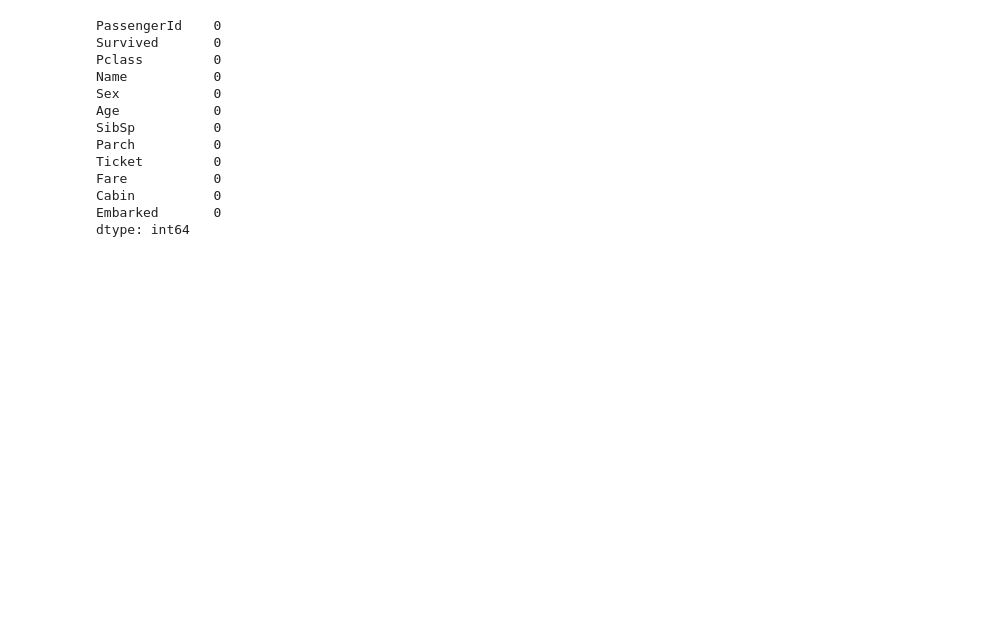
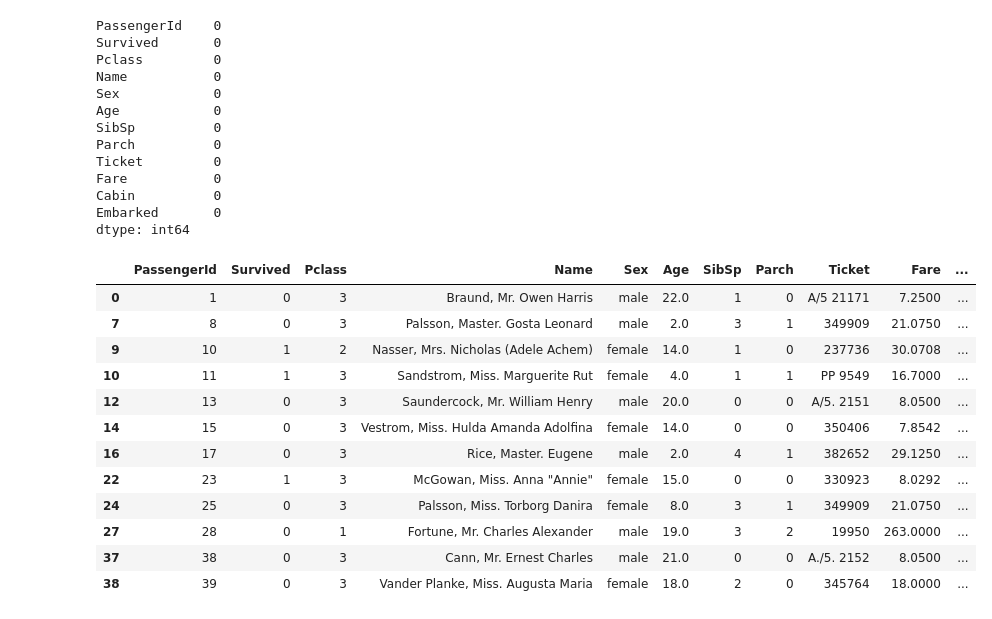
Before and after one commit to Alejo-P/Analisis-de-datos, a Jupyter notebook: Tarea/Pinzon.ipynb, the cells around one changed output. Saved outputs shown, nothing was run; the diff lists cells and outputs as text; code cells hidden in the pictures; blank space fills up the shorter version.

```diff
--- a/Tarea/Pinzon.ipynb
+++ b/Tarea/Pinzon.ipynb
@@ -1306,3 +1306,20 @@ Fare           0
 Cabin          0
 Embarked       0
 dtype: int64
+# %%
+#Consultar y filtar filas donde la columna "Age" sea menor a 25, mostrar las 12 primeras filas
+tabla[tabla['Age']<25].head(12)
+# %% [output]
+|  | PassengerId | Survived | Pclass | Name | Sex | Age | SibSp | Parch | Ticket | Fare | ... |
+| 0 | 1 | 0 | 3 | Braund, Mr. Owen Harris | male | 22.0 | 1 | 0 | A/5 21171 | 7.2500 | ... |
+| 7 | 8 | 0 | 3 | Palsson, Master. Gosta Leonard | male | 2.0 | 3 | 1 | 349909 | 21.0750 | ... |
+| 9 | 10 | 1 | 2 | Nasser, Mrs. Nicholas (Adele Achem) | female | 14.0 | 1 | 0 | 237736 | 30.0708 | ... |
+| 10 | 11 | 1 | 3 | Sandstrom, Miss. Marguerite Rut | female | 4.0 | 1 | 1 | PP 9549 | 16.7000 | ... |
+| 12 | 13 | 0 | 3 | Saundercock, Mr. William Henry | male | 20.0 | 0 | 0 | A/5. 2151 | 8.0500 | ... |
+| 14 | 15 | 0 | 3 | Vestrom, Miss. Hulda Amanda Adolfina | female | 14.0 | 0 | 0 | 350406 | 7.8542 | ... |
+| 16 | 17 | 0 | 3 | Rice, Master. Eugene | male | 2.0 | 4 | 1 | 382652 | 29.1250 | ... |
+| 22 | 23 | 1 | 3 | McGowan, Miss. Anna "Annie" | female | 15.0 | 0 | 0 | 330923 | 8.0292 | ... |
+| 24 | 25 | 0 | 3 | Palsson, Miss. Torborg Danira | female | 8.0 | 3 | 1 | 349909 | 21.0750 | ... |
+| 27 | 28 | 0 | 1 | Fortune, Mr. Charles Alexander | male | 19.0 | 3 | 2 | 19950 | 263.0000 | ... |
+| 37 | 38 | 0 | 3 | Cann, Mr. Ernest Charles | male | 21.0 | 0 | 0 | A./5. 2152 | 8.0500 | ... |
+| 38 | 39 | 0 | 3 | Vander Planke, Miss. Augusta Maria | female | 18.0 | 2 | 0 | 345764 | 18.0000 | ... |
```
Also changed, not shown: parts of 9 cells of this notebook.
